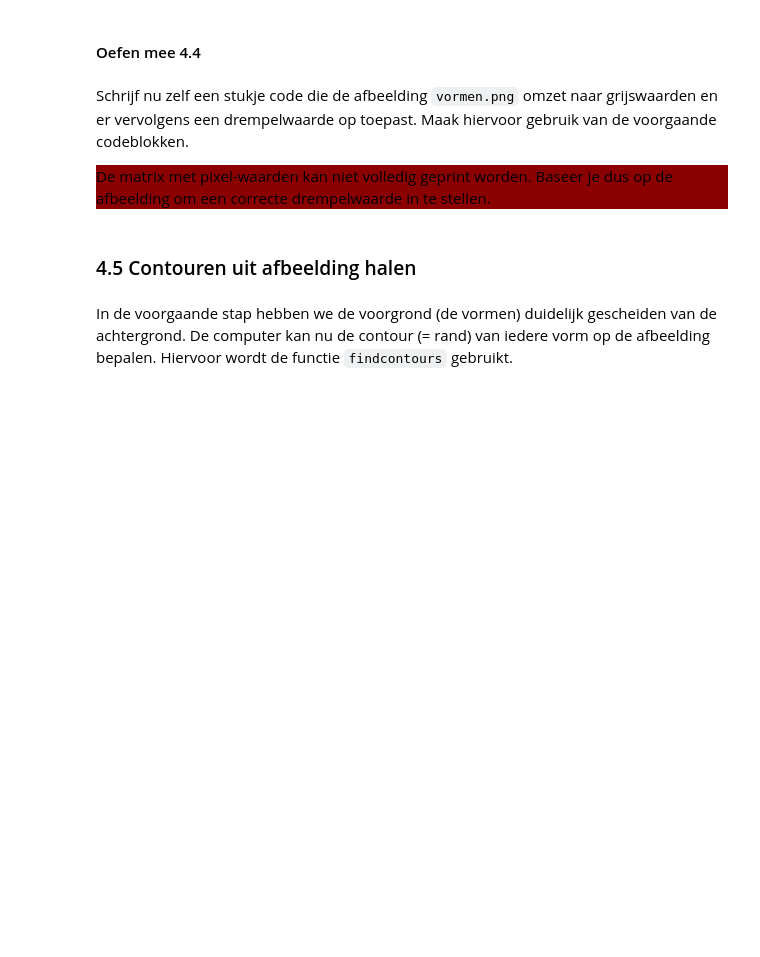
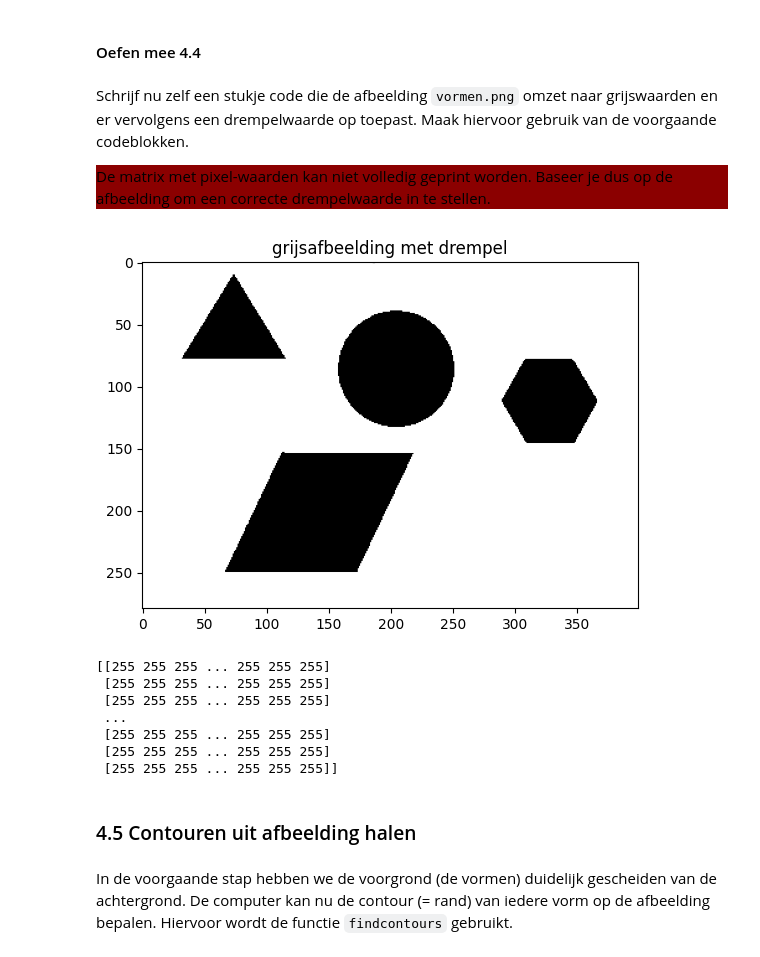
Before and after one commit to semerded/6IICT_PROG4_2023_2024, a Jupyter notebook: hfst_8/objectdetectie/1_vormdetectie.ipynb, the cells around one changed output. Saved outputs shown, nothing was run; the diff lists cells and outputs as text; code cells hidden in the pictures; blank space fills up the shorter version.

```diff
--- a/hfst_8/objectdetectie/1_vormdetectie.ipynb
+++ b/hfst_8/objectdetectie/1_vormdetectie.ipynb
@@ -264,6 +354,26 @@ De matrix met pixel-waarden kan niet volledig geprint worden. Baseer je dus op d
 </div>
 # %%
 # pad naar vormen.png: r"../_afbeeldingen/vormen.png"
+# Afbeelding inladen (met grijswaarden).
+vormen = cv2.imread(r"../_afbeeldingen/vormen.png")
+vromen_grijs = cv2.cvtColor(vormen, cv2.COLOR_BGR2GRAY)
+
+# Drempel gebruiken om vomren & achtergrond volledig te scheiden.
+# Alle pixels kleiner dan 127 worden 0, groter dan 127 worden 255.
+_, vormen_drempel = cv2.threshold(vromen_grijs, 127, 255, cv2.THRESH_BINARY)
+
+# Afbeelding & pixelwaarden tonen.
+plt_imshow("grijsafbeelding met drempel", vormen_drempel)
+print(vormen_drempel)
+# %% [output]
+[figure, added]
+[[255 255 255 ... 255 255 255]
+ [255 255 255 ... 255 255 255]
+ [255 255 255 ... 255 255 255]
+ ...
+ [255 255 255 ... 255 255 255]
+ [255 255 255 ... 255 255 255]
+ [255 255 255 ... 255 255 255]]
 # %% [markdown]
 ### 4.5 Contouren uit afbeelding halen
 # %% [markdown]
```
Also changed, not shown: parts of 16 cells of this notebook, 4 other files.
